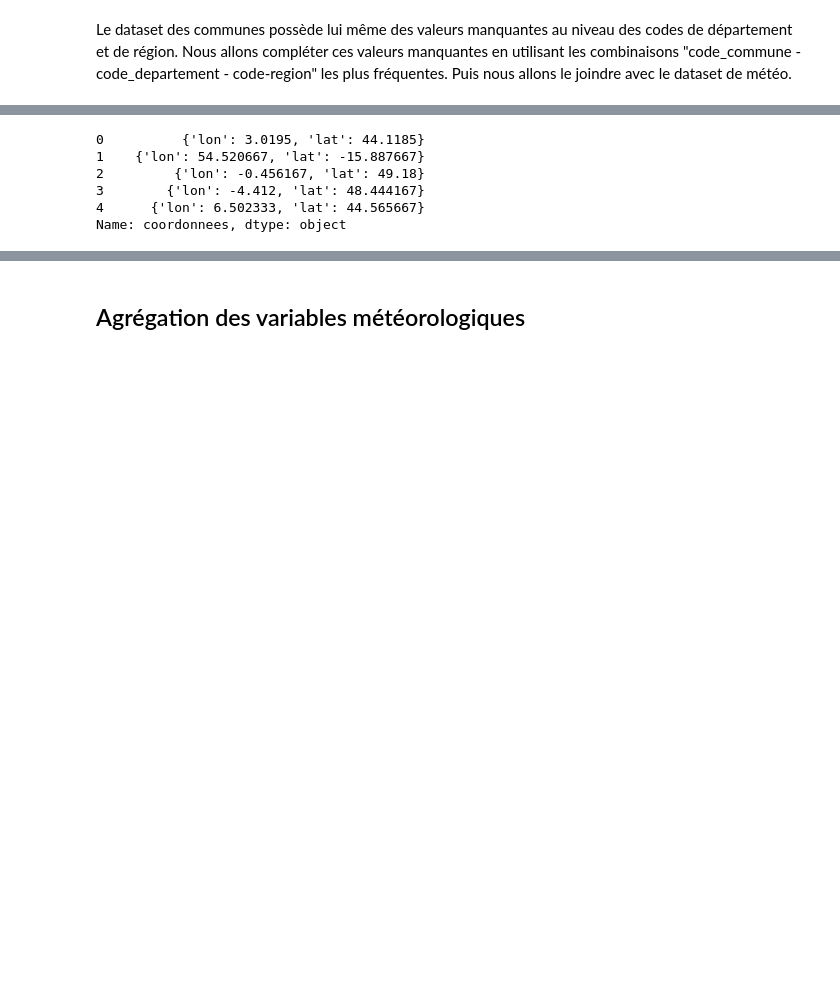
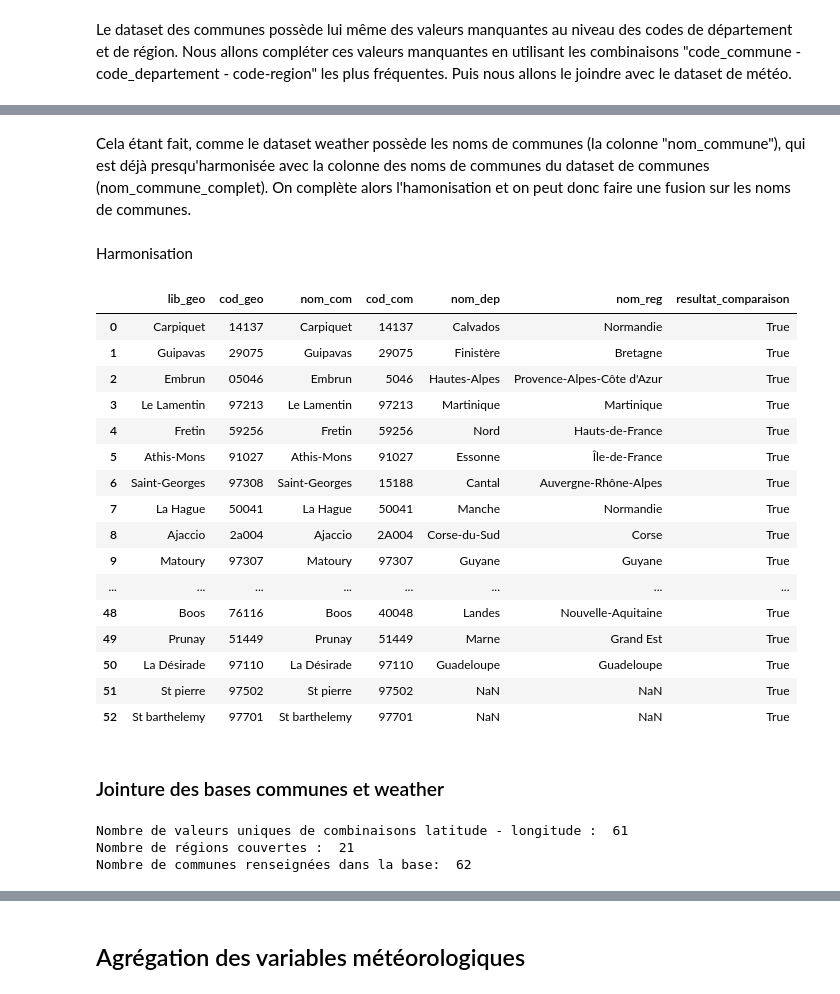
Before and after one commit to antoine-palazz/Python_DS_Project, a Jupyter notebook: Api_Odre.ipynb, the cells around one changed output, grey strips where cells are left out. Cells and saved outputs as stored; diff of their text form; code cells hidden in the pictures; blank space fills up the shorter version.

```diff
--- a/Api_Odre.ipynb
+++ b/Api_Odre.ipynb
@@ -308,7 +298,8 @@ dtype: int64
 # %% [markdown]
 Le dataset des communes possède lui même des valeurs manquantes au niveau des codes de département et de région. Nous allons compléter ces valeurs manquantes en utilisant les combinaisons "code_commune - code_departement - code-region" les plus fréquentes. Puis nous allons le joindre avec le dataset de météo.
 # %%
-for cat_var in ['code_commune', 'code_departement', 'code_region']:
-    mode_value = data_communes[cat_var].mode().iloc[0]  # Sélectionne la 1ère combinaison de cat_var qui apparait le plus
-    data_communes[cat_var].fillna(mode_value, inplace=True)
-data_local_join = data_communes['code_commune', 'code_departement', 'code_region']
+combinaisons_frequentes = data_communes.groupby(['code_commune', 'code_departement', 'code_region']).size().idxmax()
+
+# Imputer les valeurs manquantes dans 'longitude' et 'latitude' en fonction des combinaisons les plus fréquentes
+data_communes['code_departement'].fillna(combinaisons_frequentes[1], inplace=True)
+data_communes['code_region'].fillna(combinaisons_frequentes[2], inplace=True)
@@ -325,6 +305,0 @@ len(base_meteo_modifie_1.columns)
-# %%
-i =0
-for elt in l:
-    if type(elt) != dict:
-        i +=1
-        l.append(ast.literal_eval(elt))
@@ -337,2 +305,0 @@ dict
-# %%
-base_meteo_modifie_1['coordonnees'] = ast.literal_eval(base_meteo_modifie_1['coordonnees'])
@@ -409,9 +306,45 @@ Note: you may need to restart the kernel to use updated packages.
-# %%
-base_meteo_modifie_1['coordonnees'].head(5)
-# %% [output]
-0          {'lon': 3.0195, 'lat': 44.1185}
-1    {'lon': 54.520667, 'lat': -15.887667}
-2         {'lon': -0.456167, 'lat': 49.18}
-3        {'lon': -4.412, 'lat': 48.444167}
-4      {'lon': 6.502333, 'lat': 44.565667}
-Name: coordonnees, dtype: object
+# %% [markdown]
+Cela étant fait, comme le dataset weather possède les noms de communes (la colonne "nom_commune"), qui est déjà presqu'harmonisée avec la colonne des noms de communes du dataset de communes (nom_commune_complet). On complète alors l'hamonisation et on peut donc faire une fusion sur les noms de communes.
+# %% [markdown]
+Harmonisation
+# %%
+base_meteo_modifie_1['libelle_geolocalisation'] = base_meteo_modifie_1['libelle_geolocalisation'].apply(lambda x: x.replace("Saint-Pierre", "St pierre").replace("Saint-Barthélemy", "St barthelemy") if isinstance(x, str) else x)
+# %%
+#Vérifions que les noms sont bien harmonisés
+a = pd.DataFrame()
+for elt in list(base_meteo_modifie_1['libelle_geolocalisation'].unique()):
+    if "cod_geo" in a.columns:
+        if not data_communes[data_communes['nom_commune_complet']==elt].empty:
+            nvo = {"lib_geo" : elt, "cod_geo" : base_meteo_modifie_1[base_meteo_modifie_1['libelle_geolocalisation'] == elt ]['code_geolocalisation'].iloc[0], "nom_com" :data_communes[data_communes['nom_commune_complet']==elt]["nom_commune_complet"].iloc[0], "cod_com" : data_communes[data_communes['nom_commune_complet']==elt]["code_commune_INSEE"].iloc[0], "nom_dep": data_communes[data_communes['nom_commune_complet']==elt]["nom_departement"].iloc[0], "nom_reg" : data_communes[data_communes['nom_commune_complet']==elt]["nom_region"].iloc[0]}
+            a = pd.concat([a, pd.DataFrame([nvo])], ignore_index=True)
+    else:
+        a["lib_geo"] = elt
+        a["cod_geo"] = base_meteo_modifie_1[base_meteo_modifie_1['libelle_geolocalisation'] == elt ]['code_geolocalisation'][0]
+        if not data_communes[data_communes['code_commune_INSEE']==elt].empty:
+            a["nom_com"] = data_communes[data_communes['nom_commune_complet']==elt]["nom_commune_postal"].iloc[0]
+            a["cod_com"] = data_communes[data_communes['nom_commune_complet']==elt]["code_commune_INSEE"].iloc[0]
+            a["nom_dep"] = data_communes[data_communes['nom_commune_complet']==elt]["nom_departement"].iloc[0]
+            a["nom_reg"] = data_communes[data_communes['nom_commune_complet']==elt]["nom_region"].iloc[0]
+
+a['resultat_comparaison'] = a['lib_geo'] == a['nom_com']
+a
+# %% [output]
+|  | lib_geo | cod_geo | nom_com | cod_com | nom_dep | nom_reg | resultat_comparaison |
+| 0 | Carpiquet | 14137 | Carpiquet | 14137 | Calvados | Normandie | True |
+| 1 | Guipavas | 29075 | Guipavas | 29075 | Finistère | Bretagne | True |
+| 2 | Embrun | 05046 | Embrun | 5046 | Hautes-Alpes | Provence-Alpes-Côte d'Azur | True |
+| 3 | Le Lamentin | 97213 | Le Lamentin | 97213 | Martinique | Martinique | True |
+| 4 | Fretin | 59256 | Fretin | 59256 | Nord | Hauts-de-France | True |
+| 5 | Athis-Mons | 91027 | Athis-Mons | 91027 | Essonne | Île-de-France | True |
+| 6 | Saint-Georges | 97308 | Saint-Georges | 15188 | Cantal | Auvergne-Rhône-Alpes | True |
+| 7 | La Hague | 50041 | La Hague | 50041 | Manche | Normandie | True |
+| 8 | Ajaccio | 2a004 | Ajaccio | 2A004 | Corse-du-Sud | Corse | True |
+| 9 | Matoury | 97307 | Matoury | 97307 | Guyane | Guyane | True |
+| ... | ... | ... | ... | ... | ... | ... | ... |
+| 48 | Boos | 76116 | Boos | 40048 | Landes | Nouvelle-Aquitaine | True |
+| 49 | Prunay | 51449 | Prunay | 51449 | Marne | Grand Est | True |
+| 50 | La Désirade | 97110 | La Désirade | 97110 | Guadeloupe | Guadeloupe | True |
+| 51 | St pierre | 97502 | St pierre | 97502 | NaN | NaN | True |
+| 52 | St barthelemy | 97701 | St barthelemy | 97701 | NaN | NaN | True |
+# %% [markdown]
+### Jointure des bases communes et weather
@@ -417,0 +355,8 @@ Name: coordonnees, dtype: object
+# %%
+print("Nombre de valeurs uniques de combinaisons latitude - longitude : ", base_meteo_modifie_1.groupby(['latitude_x', 'longitude_x']).size().nunique())
+print("Nombre de régions couvertes : ", base_meteo_modifie_1['nom_region_x'].nunique())
+print("Nombre de communes renseignées dans la base: ", base_meteo_modifie_1['nom_commune_x'].nunique())
+# %% [output]
+Nombre de valeurs uniques de combinaisons latitude - longitude :  61
+Nombre de régions couvertes :  21
+Nombre de communes renseignées dans la base:  62
```
Also changed, not shown: parts of 21 cells of this notebook.
